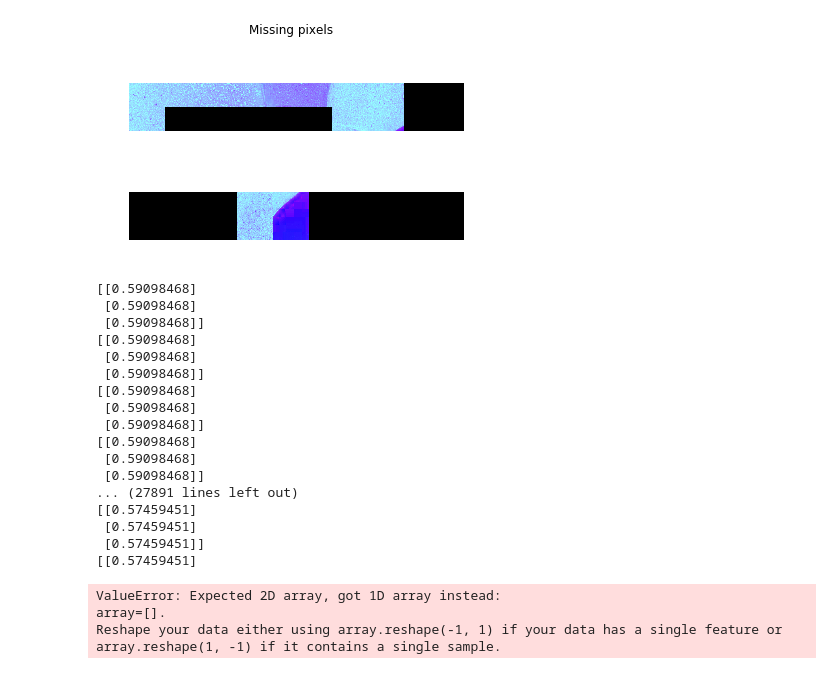
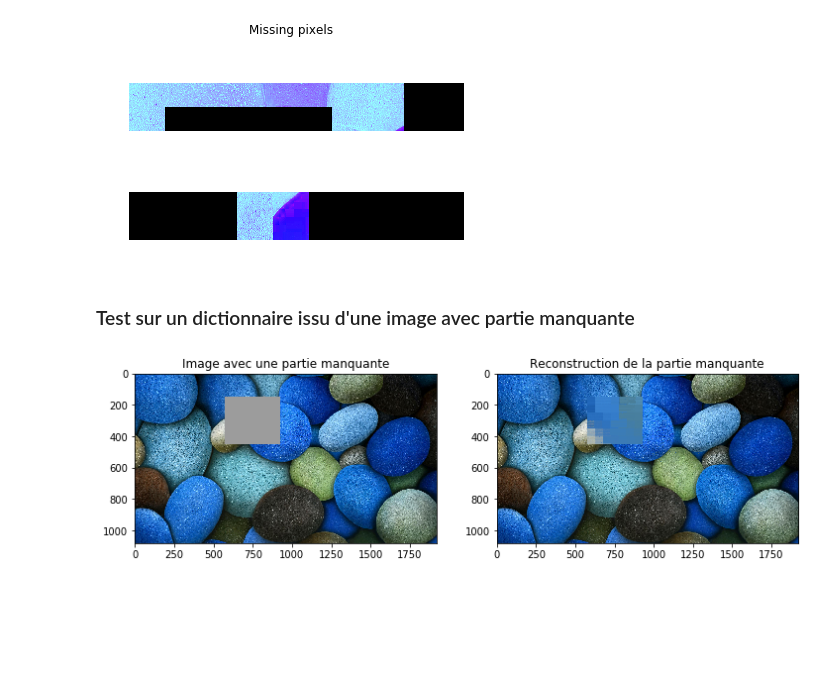
Before and after one commit to ATidiane/ARF, a Jupyter notebook: InpaintingProject/inpainting.ipynb, the cells around one changed output. Drawn from its saved outputs; the diff is of its cells as text; code cells hidden in the pictures; blank space fills up the shorter version.

```diff
--- a/InpaintingProject/inpainting.ipynb
+++ b/InpaintingProject/inpainting.ipynb
@@ -436,32 +433,11 @@ class inpaint:
-# %%
-paint = inpaint(im_del, alpha=0.1)
-#paint.fit()
-reconstructed_patches = paint.predict()
-reconstructed_img = paint.fill()
-
-# Plot patches with missing pixels
-plot_dico_patches(reconstructed_patches, title="Missing pixels", ncols=7)
-
-plt.figure()
-show_im(reconstructed_img)
-# %% [output]
-[[0.59098468]
- [0.59098468]
- [0.59098468]]
-[[0.59098468]
- [0.59098468]
- [0.59098468]]
-[[0.59098468]
- [0.59098468]
- [0.59098468]]
-[[0.59098468]
- [0.59098468]
- [0.59098468]]
-... (27891 lines left out)
-[[0.57459451]
- [0.57459451]
- [0.57459451]]
-[[0.57459451]
-ValueError: Expected 2D array, got 1D array instead:
-array=[].
-Reshape your data either using array.reshape(-1, 1) if your data has a single feature or array.reshape(1, -1) if it contains a single sample.
+# %% [markdown]
+### Test sur un dictionnaire issu d'une image avec partie manquante
+# %%
+paint = inpaint(im_del, bruit=156, alpha=0.1)
+reconstructed_img = paint.fill()
+
+fig, (ax1, ax2) =  plt.subplots(ncols=2, figsize=(12, 5))
+show_im(im_del, "Image avec une partie manquante", ax1)
+show_im(reconstructed_img, "Reconstruction de la partie manquante", ax2)
+# %% [output]
+[figure, added]
```
Also changed, not shown: parts of 3 cells of this notebook, 2 other files.
